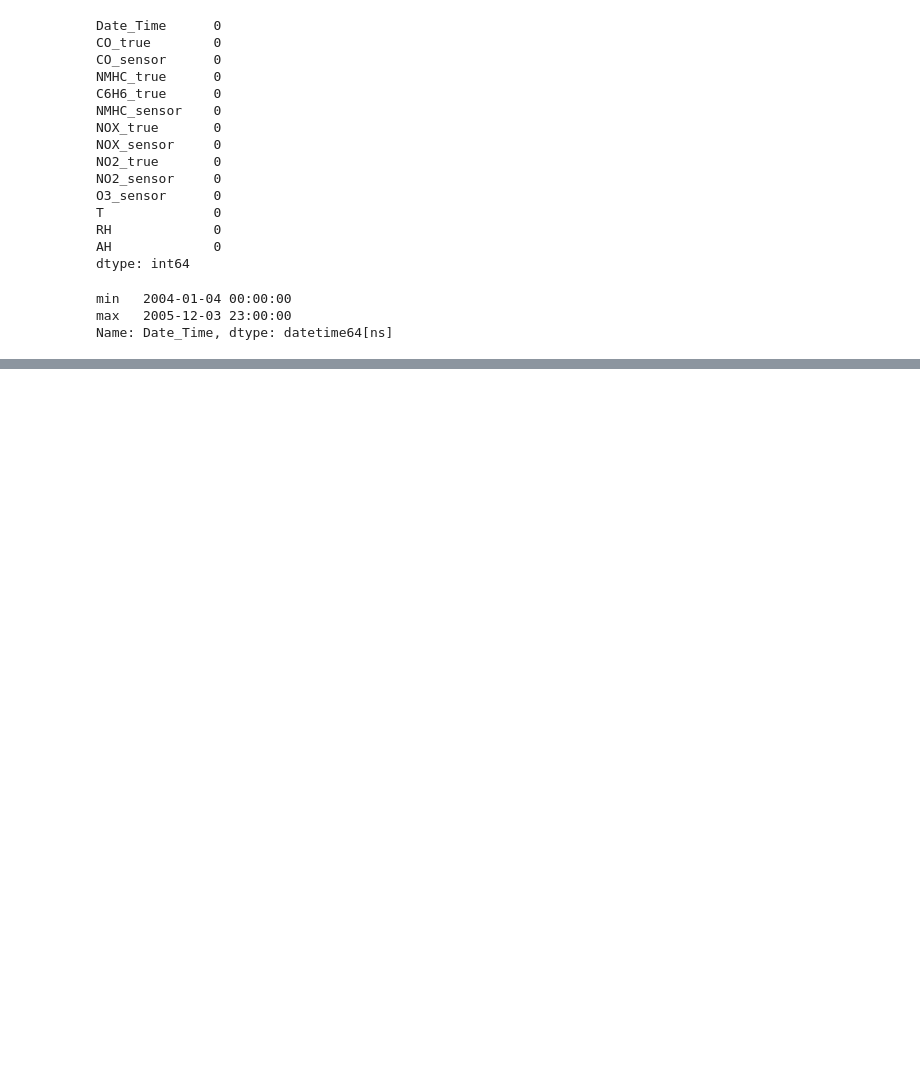
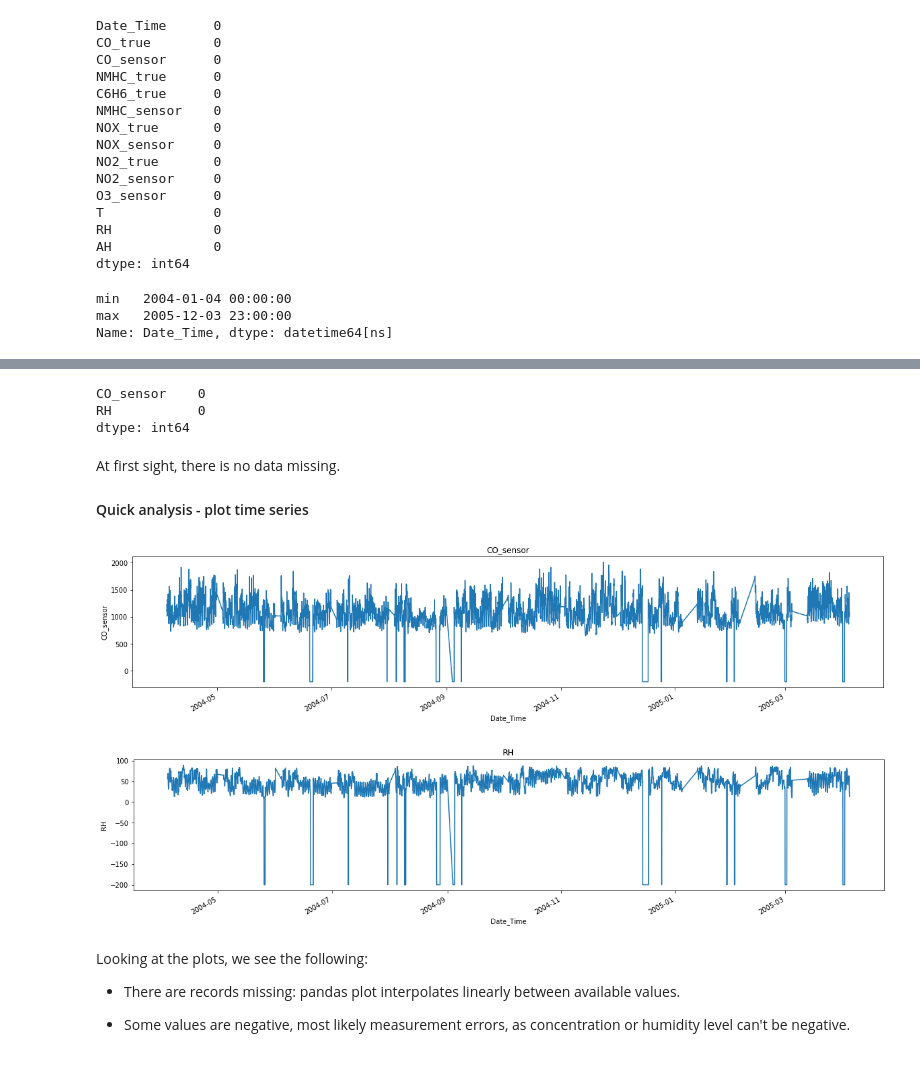
Before and after one commit to bhanu-code-repo/time-series-analysis, a Jupyter notebook: Air-Quality-Prediction/Air-Quality-Analysis-Prediction.ipynb, the cells around one changed output, grey strips where cells are left out. Drawn from its saved outputs; the diff is of its cells as text; code cells hidden in the pictures; blank space fills up the shorter version.

Commit message:
air quality dataset analysis

```diff
--- a/Air-Quality-Prediction/Air-Quality-Analysis-Prediction.ipynb
+++ b/Air-Quality-Prediction/Air-Quality-Analysis-Prediction.ipynb
@@ -232,0 +272,12 @@ Name: Date_Time, dtype: datetime64[ns]
+# %%
+# The variables we will use in this analysis:
+variables = ['Date_Time', 'CO_sensor', 'RH']
+
+# Load cleaned and ready dataset
+data = pd.read_csv(
+    'AirQualityUCI_ready.csv',
+    usecols=variables,
+    index_col=['Date_Time']
+)
+
+data.head()
@@ -232,0 +298,6 @@ Name: Date_Time, dtype: datetime64[ns]
+# %%
+# Cast datetime variable in datetime format.
+
+data.index = pd.to_datetime(data.index)
+
+data.index
@@ -232,0 +317,4 @@ Name: Date_Time, dtype: datetime64[ns]
+# %%
+# Reduce data span (poor data quality outside these dates)
+
+data = data.loc['2004-04-04':'2005-04-04']
@@ -232,0 +327,35 @@ Name: Date_Time, dtype: datetime64[ns]
+# %%
+# Quick check: missing data.
+
+data.isnull().sum()
+# %% [output]
+CO_sensor    0
+RH           0
+dtype: int64
+# %% [markdown]
+At first sight, there is no data missing.
+#### Quick analysis - plot time series
+# %%
+# Plot the time series.
+
+for var in ['CO_sensor', 'RH']:
+
+    # Plot the time series
+    data[var].plot(figsize=(20, 4))
+
+    # Add title
+    plt.title(var)
+
+    # The y axis label
+    plt.ylabel(var)
+
+    plt.show()
+# %% [output]
+[figure, added]
+[figure, added]
+# %% [markdown]
+Looking at the plots, we see the following:
+
+- There are records missing: pandas plot interpolates linearly between available values.
+
+- Some values are negative, most likely measurement errors, as concentration or humidity level can't be negative.
```
Also changed, not shown: parts of 70 cells of this notebook, 1 other file.
